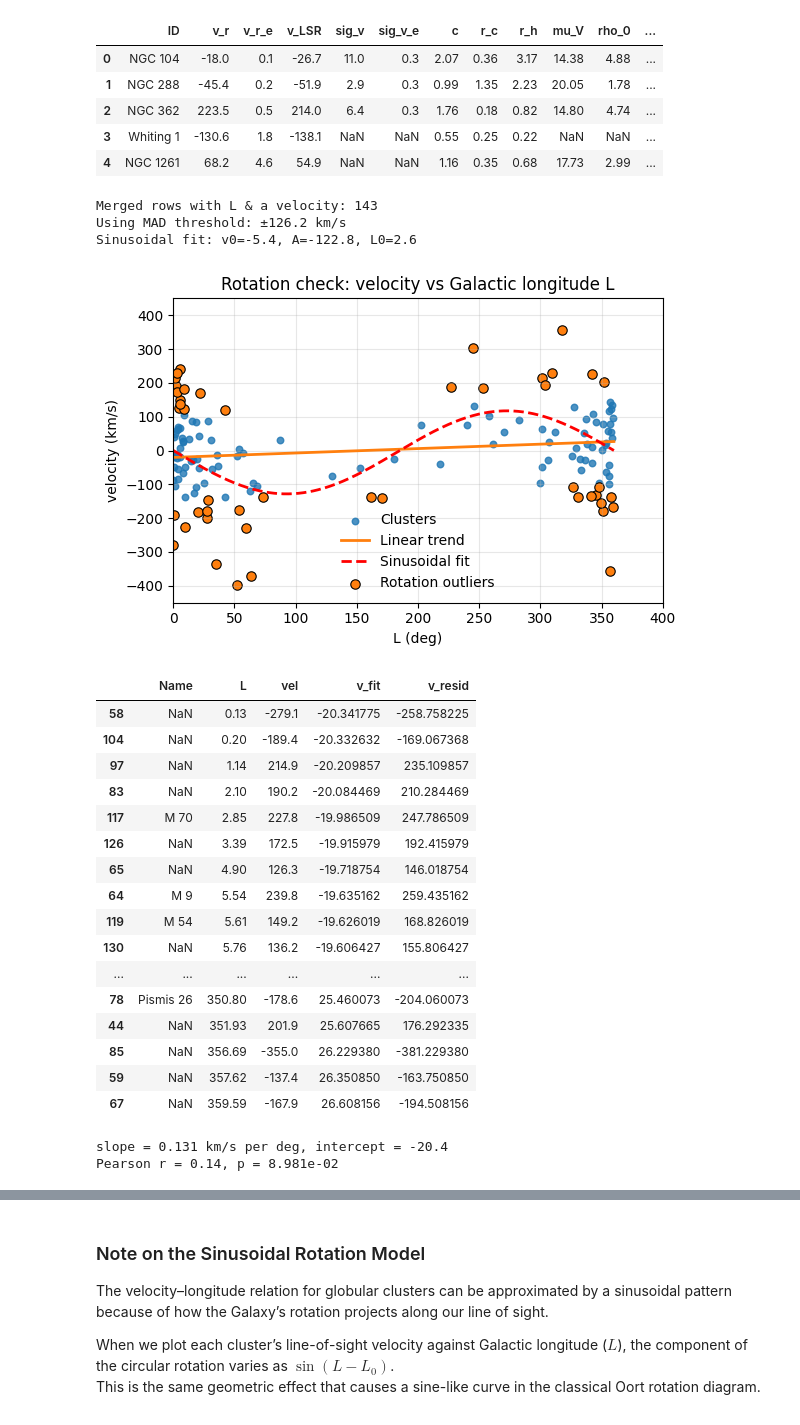
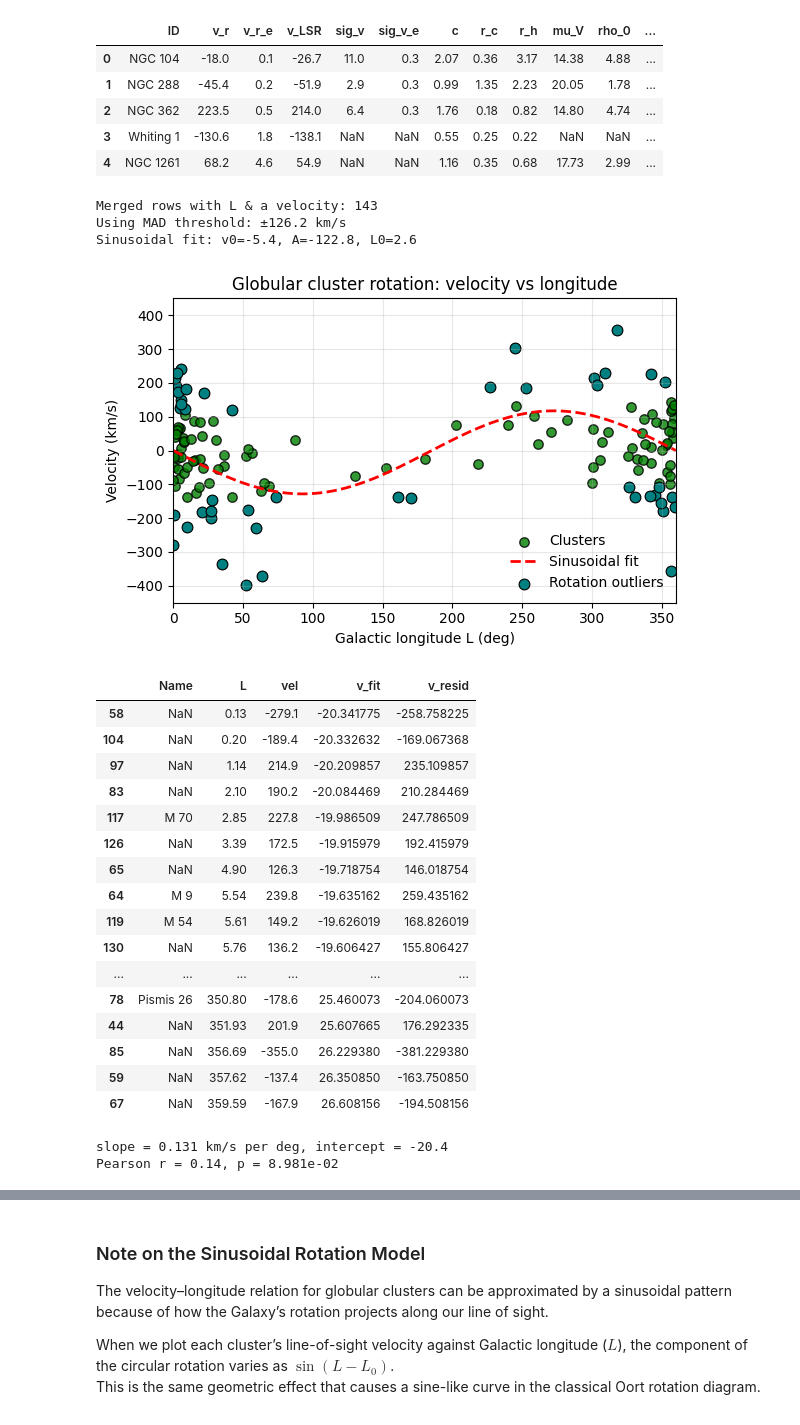
Before and after one commit to sleepdepr1ved/PHYS3116_Team, a Jupyter notebook: rotation_analysis.ipynb, the cells around one changed output, grey strips where cells are left out. Cells and saved outputs as stored; diff of their text form; code cells hidden in the pictures.

Commit message:
made changes to the graph

```diff
--- a/rotation_analysis.ipynb
+++ b/rotation_analysis.ipynb
@@ -82,48 +82,56 @@ df_rot["v_sin"] = v_sin(df_rot["L"], *popt)
 print(f"Sinusoidal fit: v0={popt[0]:.1f}, A={popt[1]:.1f}, L0={popt[2]:.1f}")
 
 # Plot both fits on the same graph
-fig, ax = plt.subplots(figsize=(6,4))
-ax.scatter(df_rot["L"], df_rot["vel"], s=22, alpha=0.8, label="Clusters")
+fig, ax = plt.subplots(figsize=(6, 4))
 
-Lgrid = np.linspace(0, 360, 360)
-ax.plot(Lgrid, fit(Lgrid), "C1-", lw=2, label="Linear trend")
+# Wrap longitudes to 0–360° range
+L_wrapped = np.mod(df_rot["L"], 360)
+
+# Main cluster points
+ax.scatter(L_wrapped, df_rot["vel"],
+           s=46, edgecolors="k", alpha=0.8, color="green", marker="o", label="Clusters")
+
+# Sinusoidal fit curve (sampled densely)
+Lgrid = np.linspace(0, 360, 720)
 ax.plot(Lgrid, v_sin(Lgrid, *popt), "r--", lw=2, label="Sinusoidal fit")
 
 # Highlight rotation outliers
 oo = df_rot["rot_outlier"]
-ax.scatter(df_rot.loc[oo, "L"], df_rot.loc[oo, "vel"],
-           s=46, edgecolor="k", linewidth=0.8, label="Rotation outliers")
+ax.scatter(np.mod(df_rot.loc[oo, "L"], 360), df_rot.loc[oo, "vel"],
+           s=60, edgecolor="k", color="teal", linewidth=0.8, label="Rotation outliers")
 
-ax.set_xlim(0, 400)
+# Plot formatting
+ax.set_xlim(0, 360)
 ax.set_ylim(-450, 450)
-ax.set_xlabel("L (deg)")
-ax.set_ylabel("velocity (km/s)")
-ax.set_title("Rotation check: velocity vs Galactic longitude L")
+ax.set_xlabel("Galactic longitude L (deg)")
+ax.set_ylabel("Velocity (km/s)")
+ax.set_title("Globular cluster rotation: velocity vs longitude")
 ax.legend(frameon=False)
 ax.grid(alpha=0.3)
+
 plt.tight_layout()
-plt.savefig(f"{OUT}/Rotation_combined_linear_sinusoidal.png", dpi=300, bbox_inches="tight")
+plt.savefig(f"{OUT}/Rotation_sinusoidal_wrapped.png", dpi=300, bbox_inches="tight")
 plt.show()
 
 
 # 6) Compact table of rotation outliers
 name_col = next((c for c in ["Name","ID","key","Cluster","name","cluster"] if c in df_rot.columns), None)
 cols = [c for c in [name_col, "L", "vel", "v_fit", "v_resid"] if c is not None]
 display(df_rot.loc[oo, cols].sort_values("L"))
 
 r, p = stats.pearsonr(df_rot["L"], df_rot["vel"])
 print(f"slope = {coef[0]:.3f} km/s per deg, intercept = {coef[1]:.1f}")
 print(f"Pearson r = {r:.2f}, p = {p:.3e}")
 
 from scipy.optimize import curve_fit
 def v_sin(L_deg, v0, A, L0):
     L = np.radians(L_deg)
     return v0 + A * np.sin(L - np.radians(L0))
 # %% [output]
 Merged rows with L & a velocity: 143
 Using MAD threshold: ±126.2 km/s
 Sinusoidal fit: v0=-5.4, A=-122.8, L0=2.6
-[figure, old version]
+[figure, new version]
 |  | Name | L | vel | v_fit | v_resid |
 | 58 | NaN | 0.13 | -279.1 | -20.341775 | -258.758225 |
 | 104 | NaN | 0.20 | -189.4 | -20.332632 | -169.067368 |
```
Also changed, not shown: parts of 1 cell of this notebook, 3 other files.
